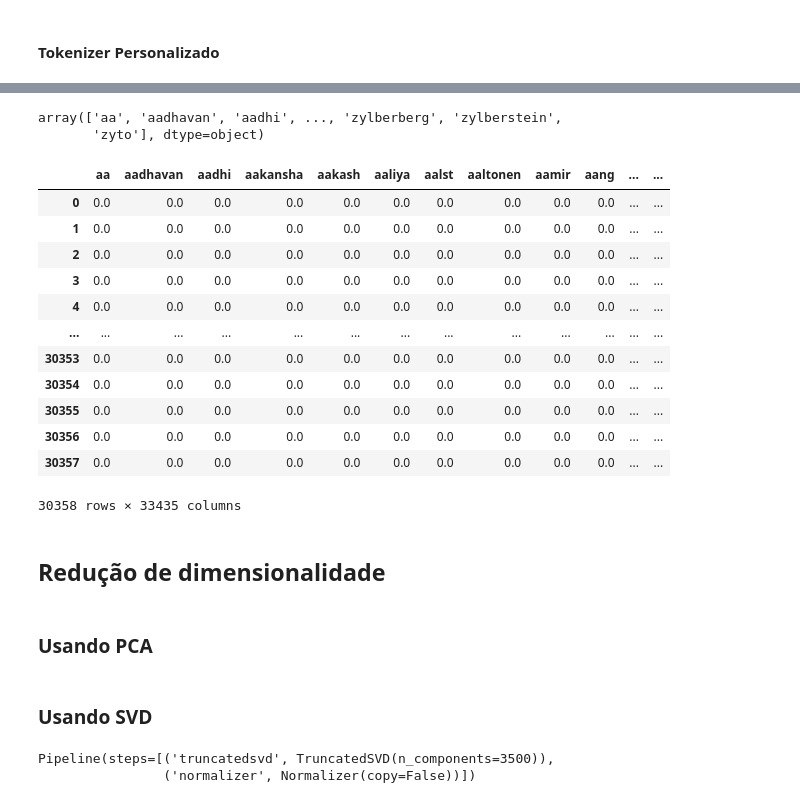
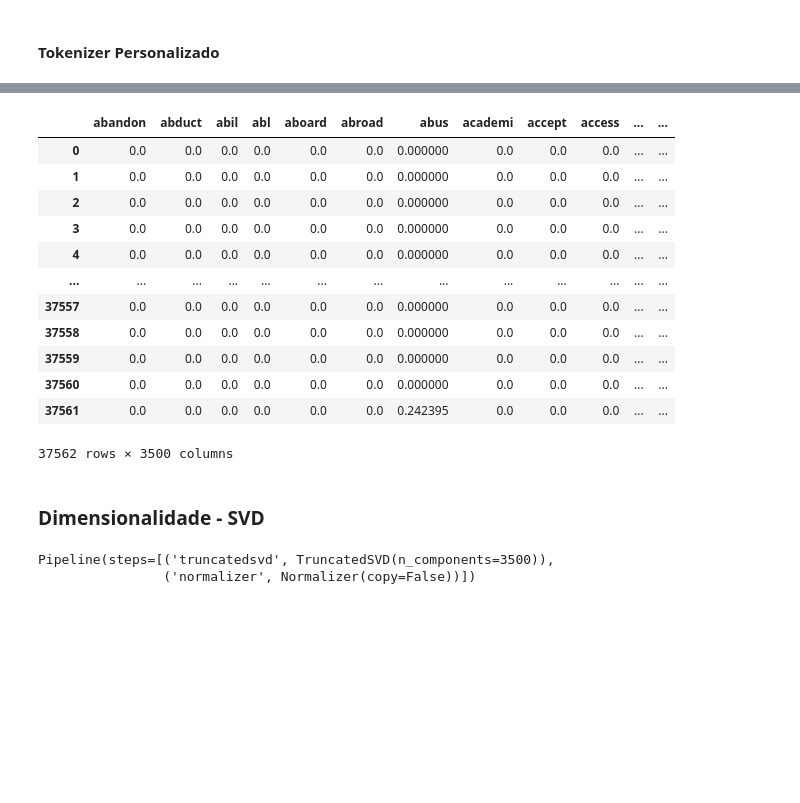
Before and after one commit to MiguelPim01/T1-Ciencia-de-Dados, a Jupyter notebook: main.ipynb, the cells around one changed output, grey strips where cells are left out. Drawn from its saved outputs; the diff is of its cells as text; code cells hidden in the pictures; blank space fills up the shorter version.

```diff
--- a/main.ipynb
+++ b/main.ipynb
@@ -136,0 +139,4 @@ def tokenizer_personalizado(texto):
+# %%
+filmes_kmeans_df = filmes_df[['genres', 'sinopse']].copy()
+filmes_kmeans_df['genres_list'] = filmes_kmeans_df['genres'].apply(lambda x: x.split(sep=','))
+filmes_kmeans_df
@@ -136,0 +157,4 @@ def tokenizer_personalizado(texto):
+# %%
+# Filmes com mais de um genero foram multiplicados para que existam apenas um genero por filme
+filmes_kmeans_df = filmes_kmeans_df.explode('genres_list')
+filmes_kmeans_df
@@ -146,3 +176,0 @@ D = [sin for sin in filmes_df.sinopse]
-# %%
-vectorizer = TfidfVectorizer(tokenizer=tokenizer_personalizado)
-X = vectorizer.fit_transform(D)
@@ -159,24 +177,19 @@ matrix([[0., 0., 0., ..., 0., 0., 0.],
-# %%
-vectorizer.get_feature_names_out()
-# %% [output]
-array(['aa', 'aadhavan', 'aadhi', ..., 'zylberberg', 'zylberstein',
-       'zyto'], dtype=object)
+# %%
+X = vectorizer.fit_transform(filmes_kmeans_df['sinopse'])
 # %%
-df = pd.DataFrame(X.todense(), columns = vectorizer.get_feature_names_out())
-df
+matriz_tf_idf = pd.DataFrame(X.todense(), columns = vectorizer.get_feature_names_out())
+matriz_tf_idf
 # %% [output]
-|  | aa | aadhavan | aadhi | aakansha | aakash | aaliya | aalst | aaltonen | aamir | aang | ... | ... |
-| 0 | 0.0 | 0.0 | 0.0 | 0.0 | 0.0 | 0.0 | 0.0 | 0.0 | 0.0 | 0.0 | ... | ... |
-| 1 | 0.0 | 0.0 | 0.0 | 0.0 | 0.0 | 0.0 | 0.0 | 0.0 | 0.0 | 0.0 | ... | ... |
-| 2 | 0.0 | 0.0 | 0.0 | 0.0 | 0.0 | 0.0 | 0.0 | 0.0 | 0.0 | 0.0 | ... | ... |
-| 3 | 0.0 | 0.0 | 0.0 | 0.0 | 0.0 | 0.0 | 0.0 | 0.0 | 0.0 | 0.0 | ... | ... |
-| 4 | 0.0 | 0.0 | 0.0 | 0.0 | 0.0 | 0.0 | 0.0 | 0.0 | 0.0 | 0.0 | ... | ... |
+|  | abandon | abduct | abil | abl | aboard | abroad | abus | academi | accept | access | ... | ... |
+| 0 | 0.0 | 0.0 | 0.0 | 0.0 | 0.0 | 0.0 | 0.000000 | 0.0 | 0.0 | 0.0 | ... | ... |
+| 1 | 0.0 | 0.0 | 0.0 | 0.0 | 0.0 | 0.0 | 0.000000 | 0.0 | 0.0 | 0.0 | ... | ... |
+| 2 | 0.0 | 0.0 | 0.0 | 0.0 | 0.0 | 0.0 | 0.000000 | 0.0 | 0.0 | 0.0 | ... | ... |
+| 3 | 0.0 | 0.0 | 0.0 | 0.0 | 0.0 | 0.0 | 0.000000 | 0.0 | 0.0 | 0.0 | ... | ... |
+| 4 | 0.0 | 0.0 | 0.0 | 0.0 | 0.0 | 0.0 | 0.000000 | 0.0 | 0.0 | 0.0 | ... | ... |
 | ... | ... | ... | ... | ... | ... | ... | ... | ... | ... | ... | ... | ... |
-| 30353 | 0.0 | 0.0 | 0.0 | 0.0 | 0.0 | 0.0 | 0.0 | 0.0 | 0.0 | 0.0 | ... | ... |
-| 30354 | 0.0 | 0.0 | 0.0 | 0.0 | 0.0 | 0.0 | 0.0 | 0.0 | 0.0 | 0.0 | ... | ... |
-| 30355 | 0.0 | 0.0 | 0.0 | 0.0 | 0.0 | 0.0 | 0.0 | 0.0 | 0.0 | 0.0 | ... | ... |
-| 30356 | 0.0 | 0.0 | 0.0 | 0.0 | 0.0 | 0.0 | 0.0 | 0.0 | 0.0 | 0.0 | ... | ... |
-| 30357 | 0.0 | 0.0 | 0.0 | 0.0 | 0.0 | 0.0 | 0.0 | 0.0 | 0.0 | 0.0 | ... | ... |
+| 37557 | 0.0 | 0.0 | 0.0 | 0.0 | 0.0 | 0.0 | 0.000000 | 0.0 | 0.0 | 0.0 | ... | ... |
+| 37558 | 0.0 | 0.0 | 0.0 | 0.0 | 0.0 | 0.0 | 0.000000 | 0.0 | 0.0 | 0.0 | ... | ... |
+| 37559 | 0.0 | 0.0 | 0.0 | 0.0 | 0.0 | 0.0 | 0.000000 | 0.0 | 0.0 | 0.0 | ... | ... |
+| 37560 | 0.0 | 0.0 | 0.0 | 0.0 | 0.0 | 0.0 | 0.000000 | 0.0 | 0.0 | 0.0 | ... | ... |
+| 37561 | 0.0 | 0.0 | 0.0 | 0.0 | 0.0 | 0.0 | 0.242395 | 0.0 | 0.0 | 0.0 | ... | ... |
-30358 rows × 33435 columns
+37562 rows × 3500 columns
-# %% [markdown]
-## Redução de dimensionalidade
@@ -186,2 +195,0 @@ import numpy as np
-# %% [markdown]
-### Usando PCA
@@ -203,2 +196,2 @@ from sklearn.decomposition import PCA
 # %% [markdown]
-### Usando SVD
+### Dimensionalidade - SVD
```
Also changed, not shown: parts of 109 cells of this notebook, 1 other file.
